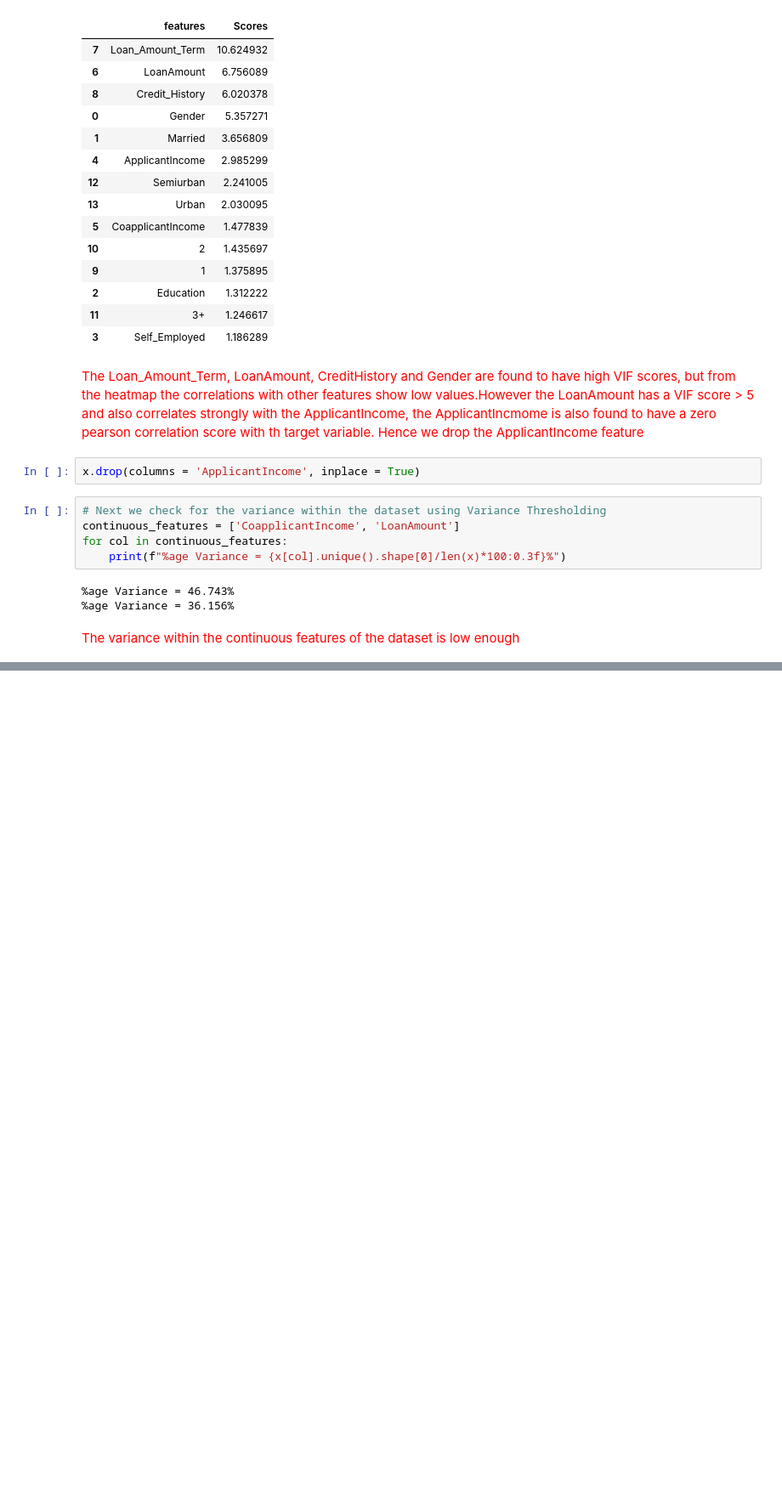
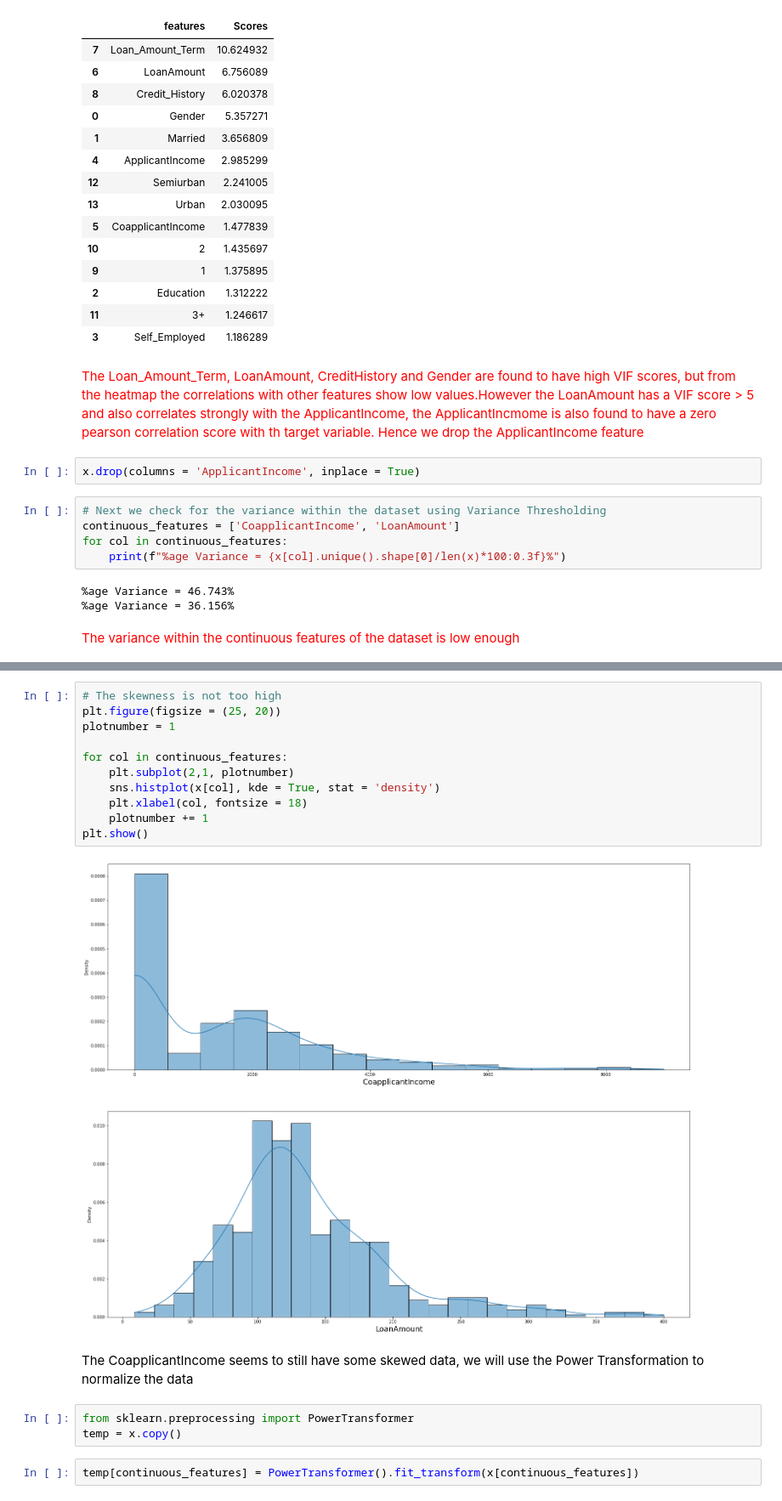
Before and after one commit to zobekenobe/DT-Evaluation-Project, a Jupyter notebook: Project 6.ipynb, the cells around one changed output, grey strips where cells are left out. Shown at 85% size. Saved outputs shown, nothing was run; the diff lists cells and outputs as text; blank space fills up the shorter version.

```diff
--- a/Project 6.ipynb
+++ b/Project 6.ipynb
@@ -332,0 +421,20 @@ The variance within the continuous features of the dataset is low enough
+# %%
+# The skewness is not too high
+plt.figure(figsize = (25, 20))
+plotnumber = 1
+
+for col in continuous_features:
+    plt.subplot(2,1, plotnumber)
+    sns.histplot(x[col], kde = True, stat = 'density')
+    plt.xlabel(col, fontsize = 18)
+    plotnumber += 1
+plt.show()
+# %% [output]
+[figure, added]
+# %% [markdown]
+The CoapplicantIncome seems to still have some skewed data, we will use the Power Transformation to normalize the data
+# %%
+from sklearn.preprocessing import PowerTransformer
+temp = x.copy()
+# %%
+temp[continuous_features] = PowerTransformer().fit_transform(x[continuous_features])
```
Also changed, not shown: parts of 33 cells of this notebook.
